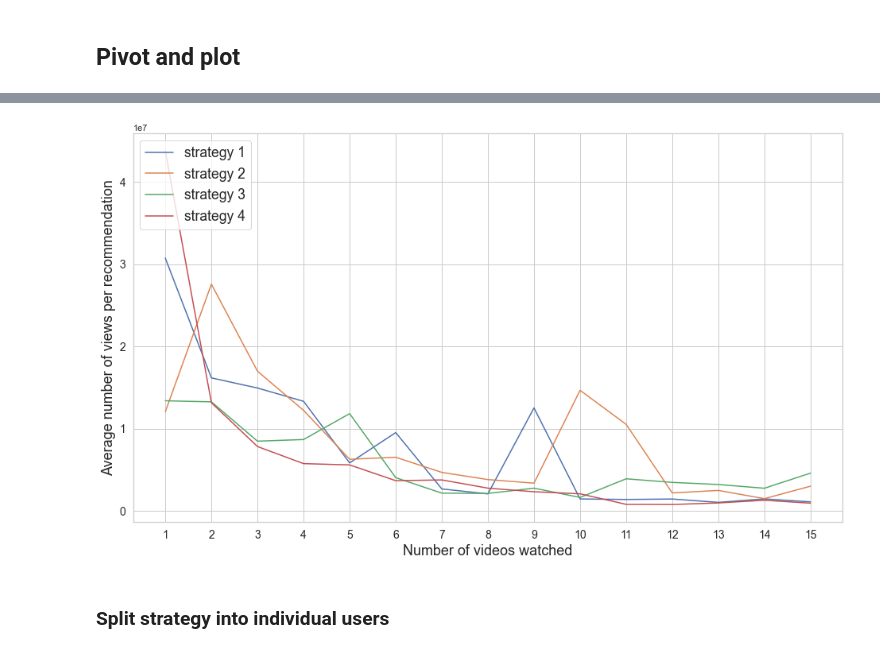
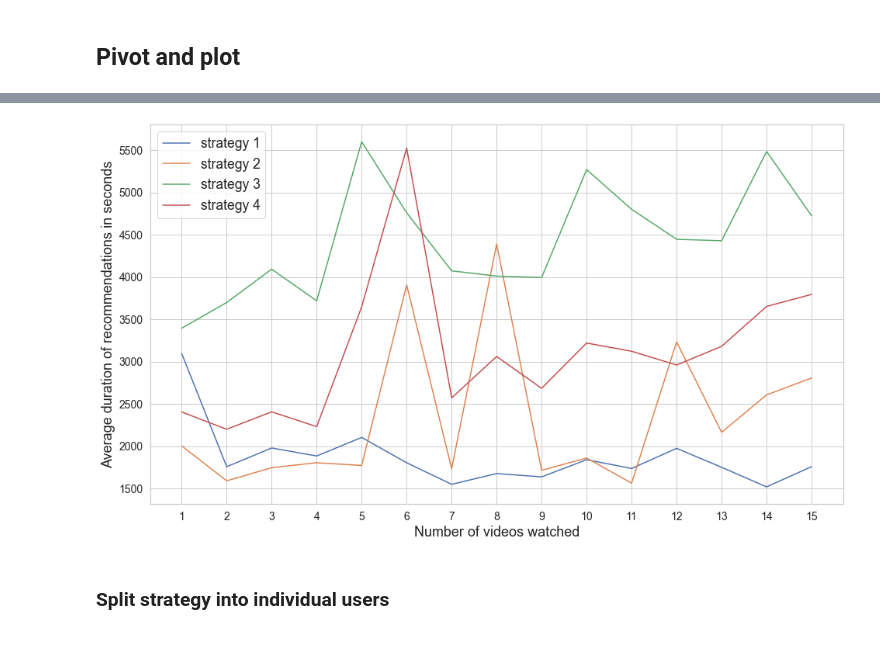
Before and after one commit to Roan-Schellingerhout/YouTube_conspiracy_paper, a Jupyter notebook: Machine Learning/Predictions.ipynb, the cells around one changed output, grey strips where cells are left out. Cells and saved outputs as stored; diff of their text form; code cells hidden in the pictures.

Commit message:
fixed small error in graph

```diff
--- a/Machine Learning/Predictions.ipynb
+++ b/Machine Learning/Predictions.ipynb
@@ -135,7 +160,7 @@ sns.set_theme(style="whitegrid")
 pivot = pd.pivot_table(combined,
                        index = ("strategy", "user"),
                        columns = "vids_watched",
-                       values = "views",
+                       values = "duration",
                        aggfunc = np.mean)
 
 # Fill na with average of previous and next cell in column
@@ -151,36 +176,36 @@ x = grouped.columns
 y = grouped.values
 labels = ["strategy 1", "strategy 2", "strategy 3", "strategy 4"]
 
 # Get colors per label
 colors = dict(zip(labels, sns.color_palette('deep', 4)))
 
 for y_val, label in zip(y, labels):
     # Plot significance for strategies other than 1
 #     if label != "strategy 1":
 #         sig = np.array(sigs[label])
 
 #         # Do not draw insignificant y-values as regular lines
 #         # setting y to np.nan tells matplotlib not to draw anything
 #         # if this is not done, the insignificant lines will 'fill in' the gaps
 #         y_insig = np.repeat(np.nan, 15)
 #         y_insig[x[~sig] - 1] = y_val[~sig]
 
 #         plt.plot(x, y_insig, label=label, color=colors[label]);
 #         plt.plot(x, y_val, '-.', dashes=(2, 2), color=colors[label]);
 
 #     else:
     plt.plot(x, y_val, label=label)
 
 plt.xticks(np.arange(1, 16, 1), fontsize=14)
 plt.yticks(fontsize=14)
 
 plt.xlabel("Number of videos watched", fontsize=18);
-plt.ylabel("Average number of views per recommendation", fontsize=18);
+plt.ylabel("Average duration of recommendations in seconds", fontsize=18);
 
 plt.legend(loc="upper left", prop = {"size": 17.5})
-plt.savefig('views.pdf')
+plt.savefig('duration.pdf')
 # %% [output]
-[figure, old version]
+[figure, new version]
 # %% [markdown]
 ### Split strategy into individual users
 # %%
```
Also changed, not shown: parts of 1 cell of this notebook, 2 other files.
